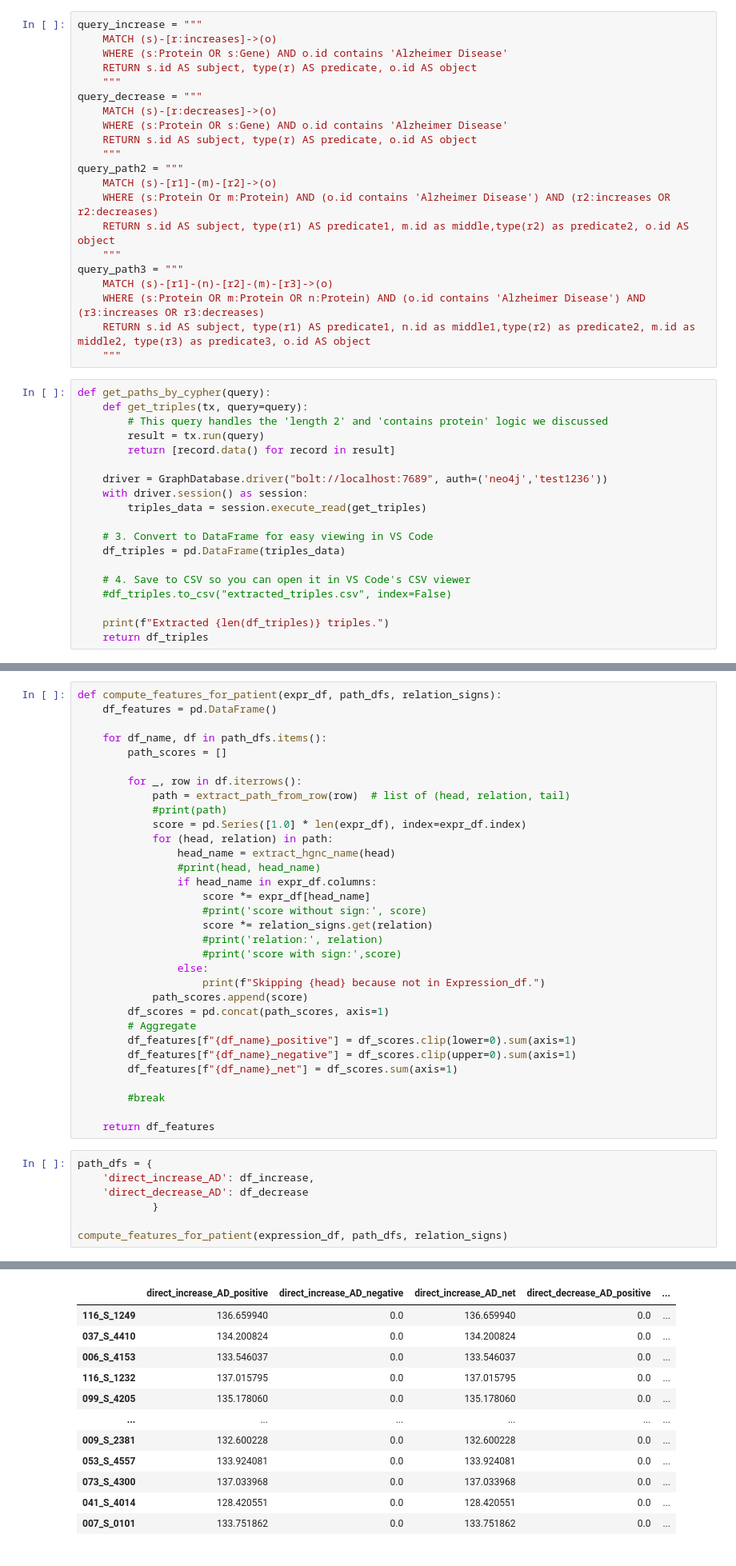
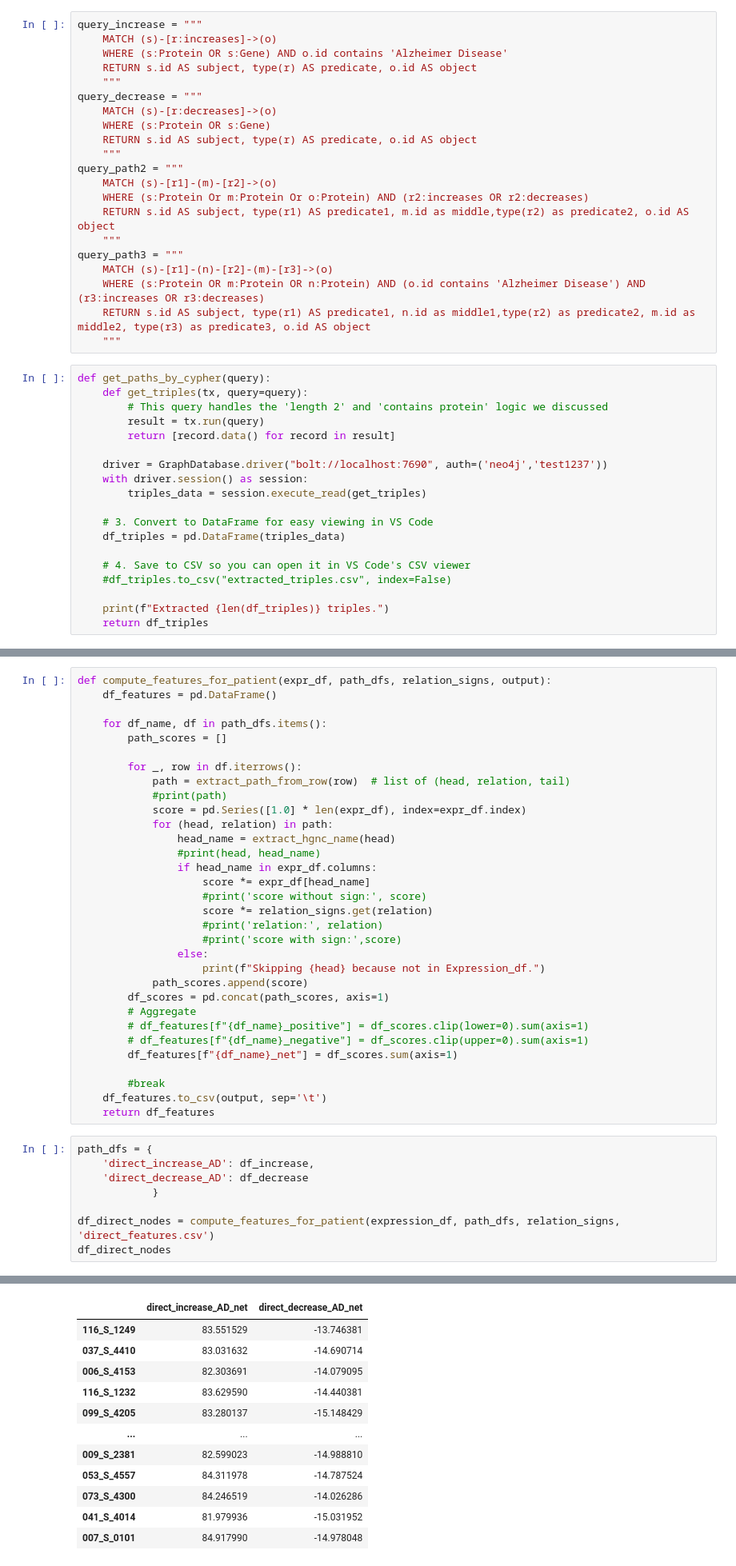
Before and after one commit to Xiaoxuan-Yu-ty/PyClause, a Jupyter notebook: notebooks/rules_from_cypher.ipynb, the cells around one changed output, grey strips where cells are left out. Shown at 80% size. Drawn from its saved outputs; the diff is of its cells as text.

```diff
--- a/notebooks/rules_from_cypher.ipynb
+++ b/notebooks/rules_from_cypher.ipynb
@@ -32,12 +32,12 @@ query_increase = """
     """
 query_decrease = """
     MATCH (s)-[r:decreases]->(o)
-    WHERE (s:Protein OR s:Gene) AND o.id contains 'Alzheimer Disease'
+    WHERE (s:Protein OR s:Gene)
     RETURN s.id AS subject, type(r) AS predicate, o.id AS object
     """
 query_path2 = """
     MATCH (s)-[r1]-(m)-[r2]->(o)
-    WHERE (s:Protein Or m:Protein) AND (o.id contains 'Alzheimer Disease') AND (r2:increases OR r2:decreases)
+    WHERE (s:Protein Or m:Protein Or o:Protein) AND (r2:increases OR r2:decreases)
     RETURN s.id AS subject, type(r1) AS predicate1, m.id as middle,type(r2) as predicate2, o.id AS object
     """
 query_path3 = """
@@ -52,7 +52,7 @@ def get_paths_by_cypher(query):
         result = tx.run(query)
         return [record.data() for record in result]
 
-    driver = GraphDatabase.driver("bolt://localhost:7689", auth=('neo4j','test1236'))
+    driver = GraphDatabase.driver("bolt://localhost:7690", auth=('neo4j','test1237'))
     with driver.session() as session:
         triples_data = session.execute_read(get_triples)
 
@@ -239,7 +239,7 @@ df_knn_features, scores_matrix, kmeans= cluster_path_aggregation(
 # %% [markdown]
 ## Convert paths to features
 # %%
-def compute_features_for_patient(expr_df, path_dfs, relation_signs):
+def compute_features_for_patient(expr_df, path_dfs, relation_signs, output):
     df_features = pd.DataFrame()
 
     for df_name, df in path_dfs.items():
@@ -263,12 +263,12 @@ def compute_features_for_patient(expr_df, path_dfs, relation_signs):
             path_scores.append(score)
         df_scores = pd.concat(path_scores, axis=1)
         # Aggregate
-        df_features[f"{df_name}_positive"] = df_scores.clip(lower=0).sum(axis=1)
-        df_features[f"{df_name}_negative"] = df_scores.clip(upper=0).sum(axis=1)
+        # df_features[f"{df_name}_positive"] = df_scores.clip(lower=0).sum(axis=1)
+        # df_features[f"{df_name}_negative"] = df_scores.clip(upper=0).sum(axis=1)
         df_features[f"{df_name}_net"] = df_scores.sum(axis=1)
 
         #break
-
+    df_features.to_csv(output, sep='\t')
     return df_features
 # %%
 path_dfs = {
@@ -276,5 +276,6 @@ path_dfs = {
     'direct_decrease_AD': df_decrease
             }
 
-compute_features_for_patient(expression_df, path_dfs, relation_signs)
+df_direct_nodes = compute_features_for_patient(expression_df, path_dfs, relation_signs, 'direct_features.csv')
+df_direct_nodes
 # %% [output]
@@ -286,12 +298,12 @@ Skipping p(RGD:"Mapt",pmod(Ph))
-|  | direct_increase_AD_positive | direct_increase_AD_negative | direct_increase_AD_net | direct_decrease_AD_positive | ... |
-| 116_S_1249 | 136.659940 | 0.0 | 136.659940 | 0.0 | ... |
-| 037_S_4410 | 134.200824 | 0.0 | 134.200824 | 0.0 | ... |
-| 006_S_4153 | 133.546037 | 0.0 | 133.546037 | 0.0 | ... |
-| 116_S_1232 | 137.015795 | 0.0 | 137.015795 | 0.0 | ... |
-| 099_S_4205 | 135.178060 | 0.0 | 135.178060 | 0.0 | ... |
-| ... | ... | ... | ... | ... | ... |
-| 009_S_2381 | 132.600228 | 0.0 | 132.600228 | 0.0 | ... |
-| 053_S_4557 | 133.924081 | 0.0 | 133.924081 | 0.0 | ... |
-| 073_S_4300 | 137.033968 | 0.0 | 137.033968 | 0.0 | ... |
-| 041_S_4014 | 128.420551 | 0.0 | 128.420551 | 0.0 | ... |
-| 007_S_0101 | 133.751862 | 0.0 | 133.751862 | 0.0 | ... |
+|  | direct_increase_AD_net | direct_decrease_AD_net |
+| 116_S_1249 | 83.551529 | -13.746381 |
+| 037_S_4410 | 83.031632 | -14.690714 |
+| 006_S_4153 | 82.303691 | -14.079095 |
+| 116_S_1232 | 83.629590 | -14.440381 |
+| 099_S_4205 | 83.280137 | -15.148429 |
+| ... | ... | ... |
+| 009_S_2381 | 82.599023 | -14.988810 |
+| 053_S_4557 | 84.311978 | -14.787524 |
+| 073_S_4300 | 84.246519 | -14.026286 |
+| 041_S_4014 | 81.979936 | -15.031952 |
+| 007_S_0101 | 84.917990 | -14.978048 |
```
Also changed, not shown: parts of 2 cells of this notebook, 11 other files.
